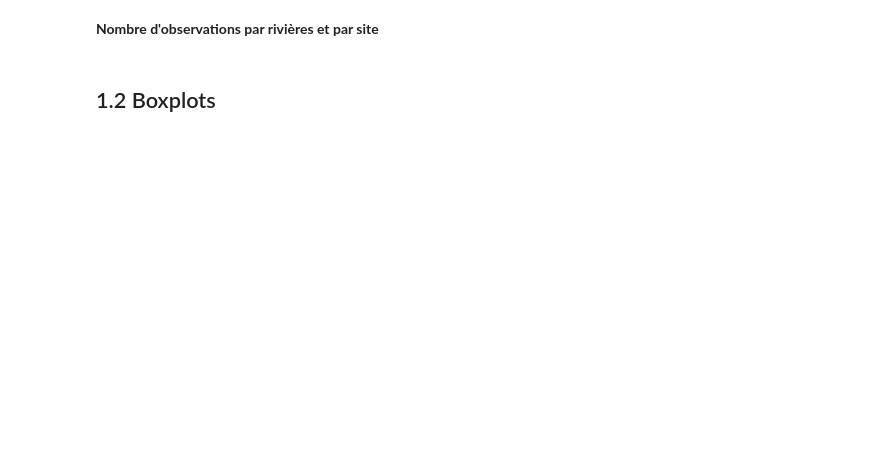
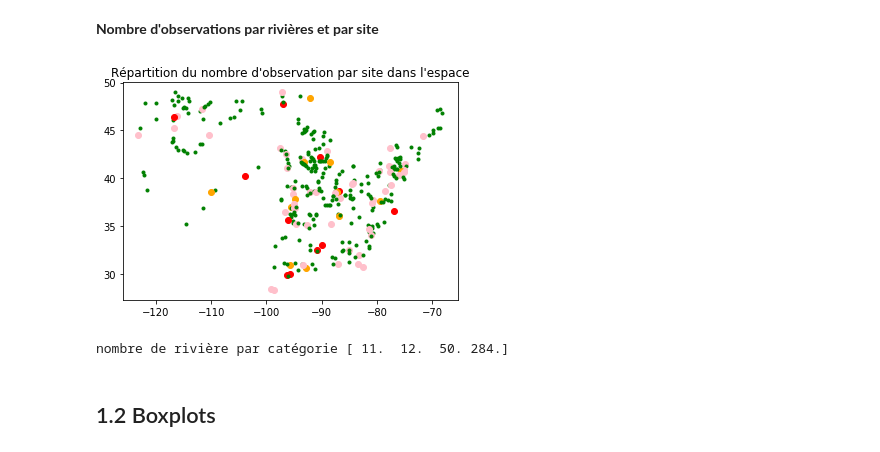
Before and after one commit to scastets/Projet4MA_Hydrologie, a Jupyter notebook: Notebooks/Analyse_datasets.ipynb, the cells around one changed output. Saved outputs shown, nothing was run; the diff lists cells and outputs as text; code cells hidden in the pictures; blank space fills up the shorter version.

```diff
--- a/Notebooks/Analyse_datasets.ipynb
+++ b/Notebooks/Analyse_datasets.ipynb
@@ -119,5 +125,31 @@ display("Hydro", river_means_hydro.describe())
 # %% [markdown]
 **Nombre d'observations par rivières et par site**
+# %%
+hydro_by_site = data_hydro.groupby('site_no', as_index = False).describe()
+# %%
+categorie = np.array(hydro_by_site['site_no']['count'].to_list()).astype(int)
+# %%
+aux = np.zeros(4)
+for i in range(0,len(categorie)):
+    if categorie[i] >= 6 :
+        plt.plot(hydro_by_site["lon"]["mean"][i], hydro_by_site["lat"]["mean"][i], '.', color = 'g')
+        aux[3]+= 1
+    if categorie[i] == 1:
+        plt.plot(hydro_by_site["lon"]["mean"][i], hydro_by_site["lat"]["mean"][i], 'o', color = 'r')
+        aux[0]+= 1
+    if categorie[i] == 2:
+        plt.plot(hydro_by_site["lon"]["mean"][i], hydro_by_site["lat"]["mean"][i], 'o', color = 'orange')
+        aux[1]+= 1
+    if categorie[i] < 6 and categorie[i]>2 :
+        plt.plot(hydro_by_site["lon"]["mean"][i], hydro_by_site["lat"]["mean"][i], 'o', color = 'pink' )
+        aux[2]+= 1
+
+plt.title("Répartition du nombre d'observation par site dans l'espace")
+plt.show()
+print("nombre de rivière par catégorie", aux)
+# %% [output]
+[figure, added]
+nombre de rivière par catégorie [ 11.  12.  50. 284.]
 # %% [markdown]
 ## 1.2 Boxplots
 # %%
```
Also changed, not shown: parts of 37 cells of this notebook.
